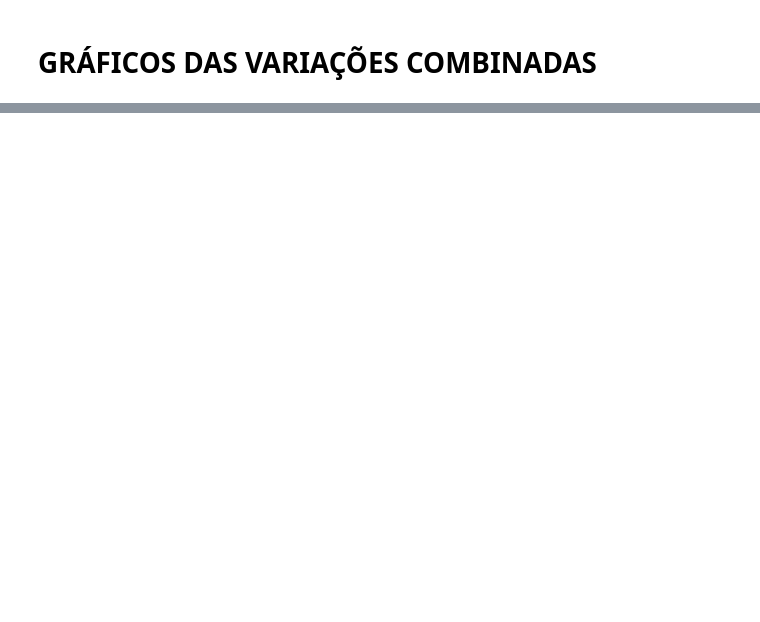
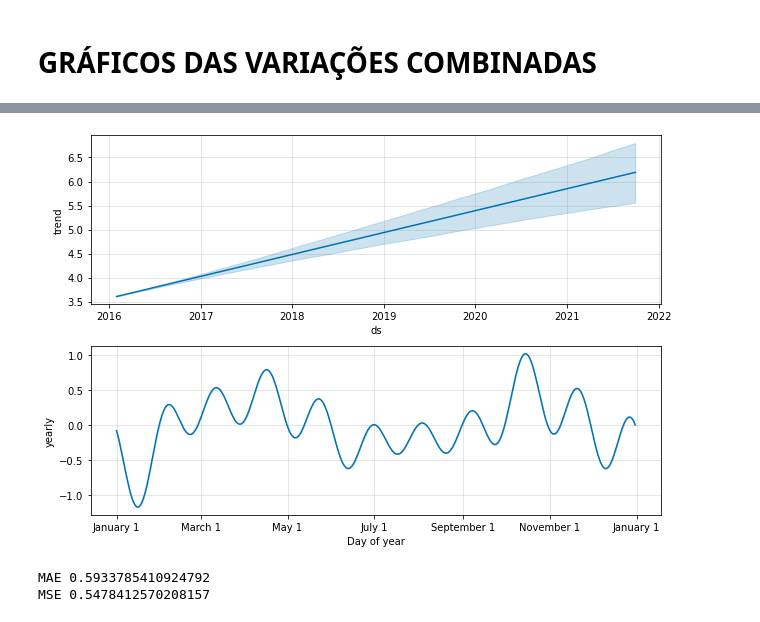
Before and after one commit to ednaelxd/residencia, a Jupyter notebook: detalhamento_estatístico.ipynb, the cells around one changed output, grey strips where cells are left out. Saved outputs shown, nothing was run; the diff lists cells and outputs as text; code cells hidden in the pictures; blank space fills up the shorter version.

```diff
--- a/detalhamento_estatístico.ipynb
+++ b/detalhamento_estatístico.ipynb
@@ -328,0 +394,10 @@ array([<AxesSubplot:xlabel='Período do PPI', ylabel='Variação percentual'>,
+# %%
+modelo_mensal.plot_components(y_pred);
+# %% [output]
+[figure, added]
+# %%
+print("MAE",metrics.mean_absolute_error(df_test['y'].values,y_pred['yhat'].values))
+print("MSE",metrics.mean_squared_error(df_test['y'].values,y_pred['yhat'].values))
+# %% [output]
+MAE 0.5933785410924792
+MSE 0.5478412570208157
```
Also changed, not shown: parts of 55 cells of this notebook.
